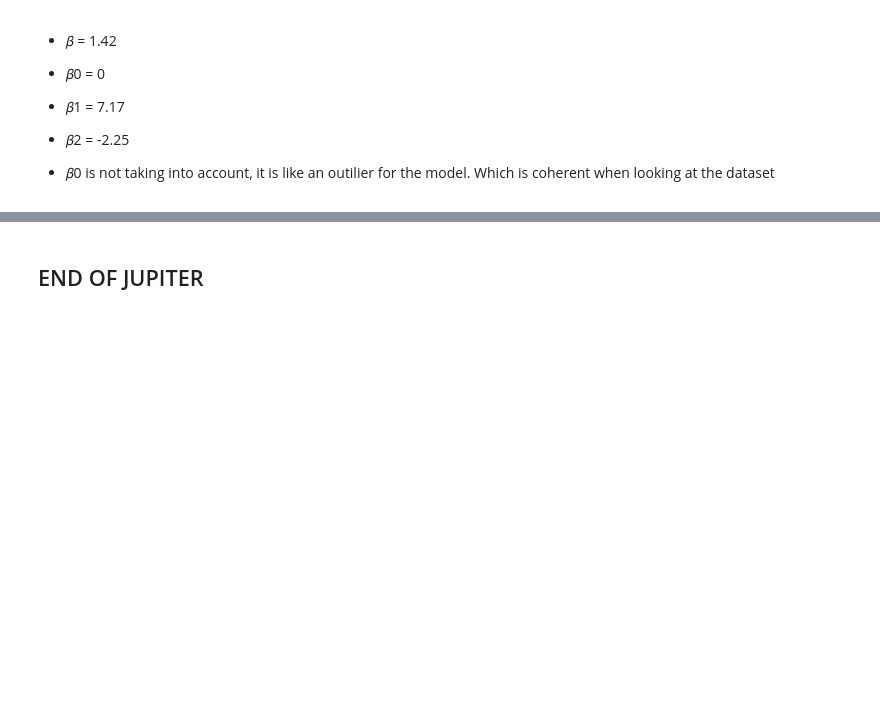
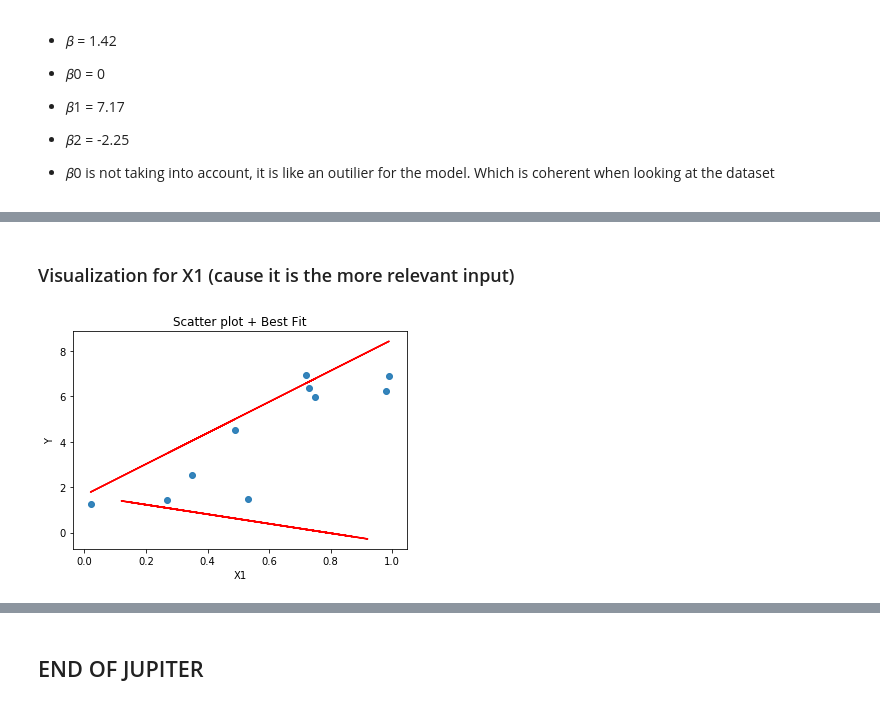
Before and after one commit to glaiveVII/bigdata, a Jupyter notebook: maths/regresssion.ipynb, the cells around one changed output, grey strips where cells are left out. Saved outputs shown, nothing was run; the diff lists cells and outputs as text; code cells hidden in the pictures; blank space fills up the shorter version.

```diff
--- a/maths/regresssion.ipynb
+++ b/maths/regresssion.ipynb
@@ -260,0 +270,22 @@ print(intercept_b)
+# %%
+# Prepare X and y
+X = df[['X0', "X1", "X2"]]
+y = df['Y']
+
+# Import train_test_split
+from sklearn.model_selection import train_test_split
+
+# Split into Train/Test
+X_train, X_test, y_train, y_test = train_test_split(X, y, test_size=0.3)
+
+# Import the model
+from sklearn.linear_model import LinearRegression
+
+# Instanciate the model
+model = LinearRegression()
+
+# Train the model on the Training data
+model.fit(X_train, y_train)
+
+# Score the model on the Testing data
+model.score(X_test,y_test)
@@ -260,0 +308,19 @@ print(intercept_b)
+# %% [markdown]
+### Visualization for X1 (cause it is the more relevant input)
+# %%
+# Access the model attributes w(coef_) and b(intercept_)
+w, b = model.coef_, model.intercept_
+
+# Defining the line of best fit equation
+best_fit = w * X + b
+
+# Plot!
+import matplotlib.pyplot as plt
+plt.scatter(X.X1, y, alpha=0.9)
+plt.plot(X, best_fit, c="red")
+plt.title('Scatter plot + Best Fit')
+plt.xlabel('X1')
+plt.ylabel('Y')
+plt.show()
+# %% [output]
+[figure, added]
```
Also changed, not shown: parts of 23 cells of this notebook.
